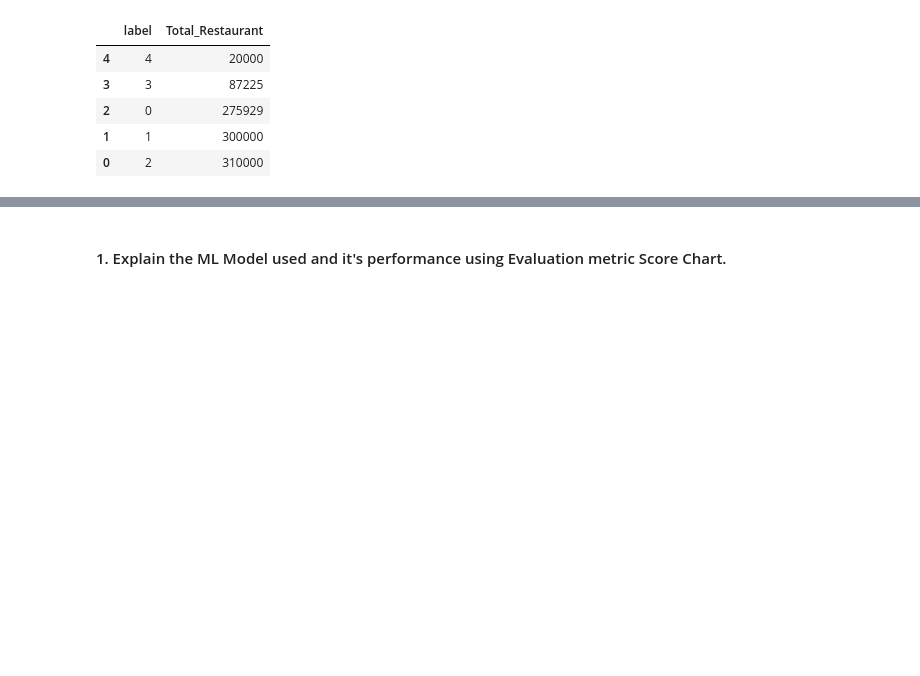
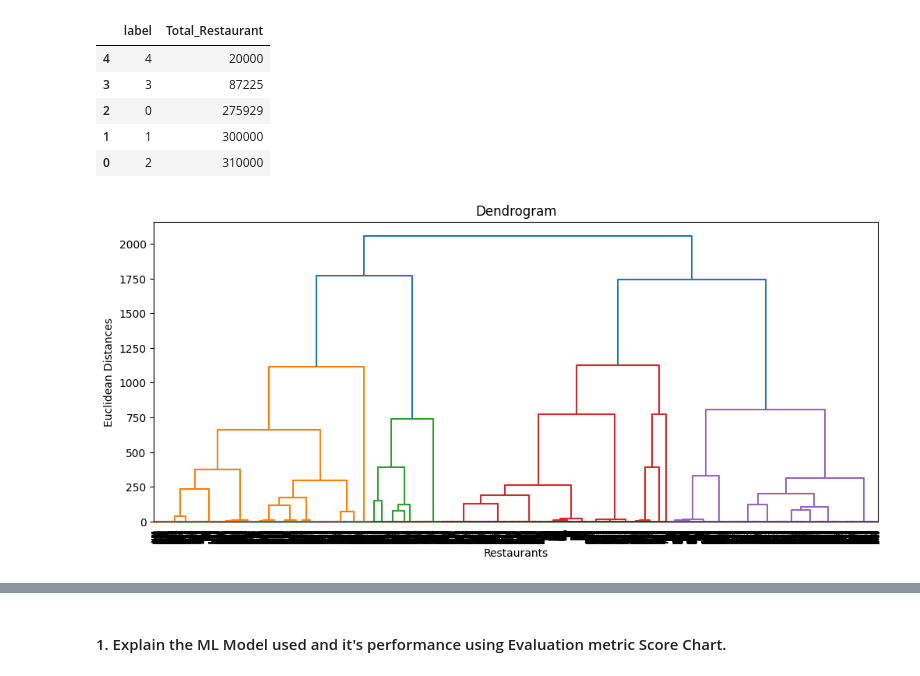
Before and after one commit to apurva-shrivastava/Zomato-Restaurant-Clustering-and-Sentiment-Analysis, a Jupyter notebook: Apurva_Zomato_Restaurant_Clustering_and_Sentiment_Analysis.ipynb, the cells around one changed output, grey strips where cells are left out. Cells and saved outputs as stored; diff of their text form; code cells hidden in the pictures; blank space fills up the shorter version.

Commit message:
Hierarchical clustering implemented

```diff
--- a/Apurva_Zomato_Restaurant_Clustering_and_Sentiment_Analysis.ipynb
+++ b/Apurva_Zomato_Restaurant_Clustering_and_Sentiment_Analysis.ipynb
@@ -1644,3 +1650,18 @@ cluster_count
 | 2 | 0 | 275929 |
 | 1 | 1 | 300000 |
 | 0 | 2 | 310000 |
+# %%
+#importing module for hierarchial clustering and vizualizing dendograms
+
+plt.figure(figsize=(12,5))
+dendrogram = sch.dendrogram(sch.linkage(new_reduced_df, method = 'ward'),orientation='top',
+            distance_sort='descending',
+            show_leaf_counts=True)
+
+plt.title('Dendrogram')
+plt.xlabel('Restaurants')
+plt.ylabel('Euclidean Distances')
+
+plt.show()
+# %% [output]
+[figure, added]
```
Also changed, not shown: parts of 4 cells of this notebook.
